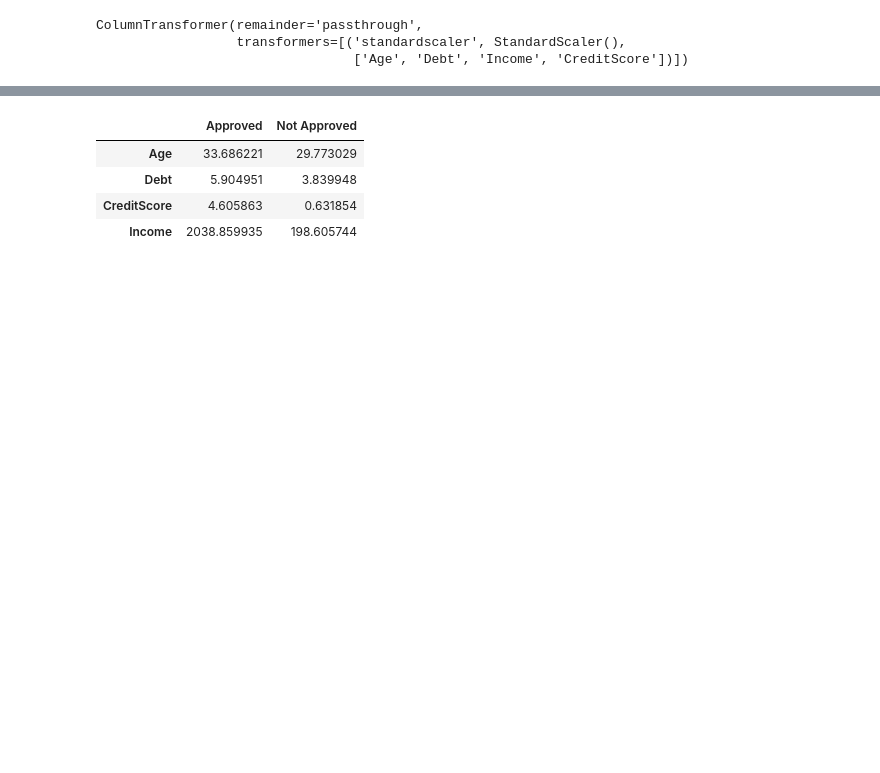
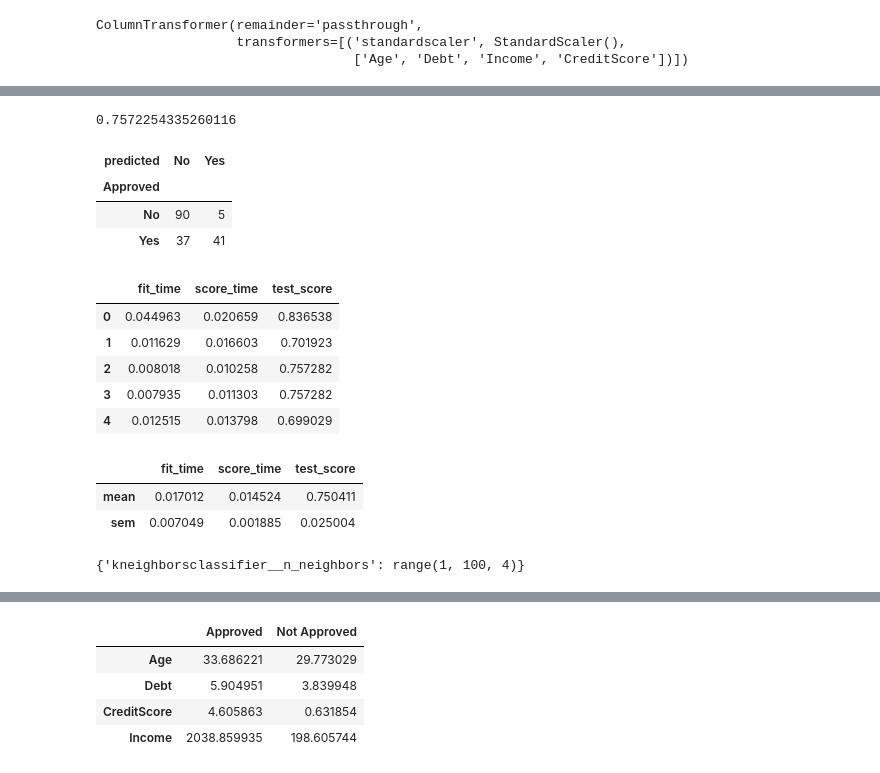
Before and after one commit to ananyaseth20/DSCI_100_Group_6, a Jupyter notebook: final_report_with_code/classification_model.ipynb, the cells around one changed output, grey strips where cells are left out. Cells and saved outputs as stored; diff of their text form; code cells hidden in the pictures; blank space fills up the shorter version.

```diff
--- a/final_report_with_code/classification_model.ipynb
+++ b/final_report_with_code/classification_model.ipynb
@@ -175,0 +215,58 @@ Pipeline(steps=[('columntransformer',
+# %%
+data_preds = data_test_predictions[
+    data_test_predictions['Approved'] == data_test_predictions['predicted']
+]
+
+data_preds.shape[0] / data_test_predictions.shape[0]
+# %% [output]
+0.7572254335260116
+# %%
+# miss/ false negative/ type II error for "Approval" as our signal
+# for the paper lets frame it in the way that correctly predicting rejections is more important for a bank
+pd.crosstab(
+    data_test_predictions["Approved"],
+    data_test_predictions["predicted"]
+)
+# %% [output]
+| predicted | No | Yes |
+| Approved |  |  |
+| No | 90 | 5 |
+| Yes | 37 | 41 |
+# %%
+data_pipe = make_pipeline(preprocessor, knn)
+
+X=data_train.drop(columns=['Approved'])
+y=data_train["Approved"]
+
+cv_5_df = pd.DataFrame(
+    cross_validate(
+        estimator=data_pipe,
+        cv=5,
+        X=X,
+        y=y
+    )
+)
+
+cv_5_df
+# %% [output]
+|  | fit_time | score_time | test_score |
+| 0 | 0.044963 | 0.020659 | 0.836538 |
+| 1 | 0.011629 | 0.016603 | 0.701923 |
+| 2 | 0.008018 | 0.010258 | 0.757282 |
+| 3 | 0.007935 | 0.011303 | 0.757282 |
+| 4 | 0.012515 | 0.013798 | 0.699029 |
+# %%
+cv_5_metrics = cv_5_df.agg(['mean', 'sem'])
+cv_5_metrics
+# %% [output]
+|  | fit_time | score_time | test_score |
+| mean | 0.017012 | 0.014524 | 0.750411 |
+| sem | 0.007049 | 0.001885 | 0.025004 |
+# %%
+knn_best_k = KNeighborsClassifier()
+parameter_grid = {
+    "kneighborsclassifier__n_neighbors": range(1, 100, 4),
+}
+parameter_grid
+# %% [output]
+{'kneighborsclassifier__n_neighbors': range(1, 100, 4)}
```
Also changed, not shown: parts of 16 cells of this notebook.
